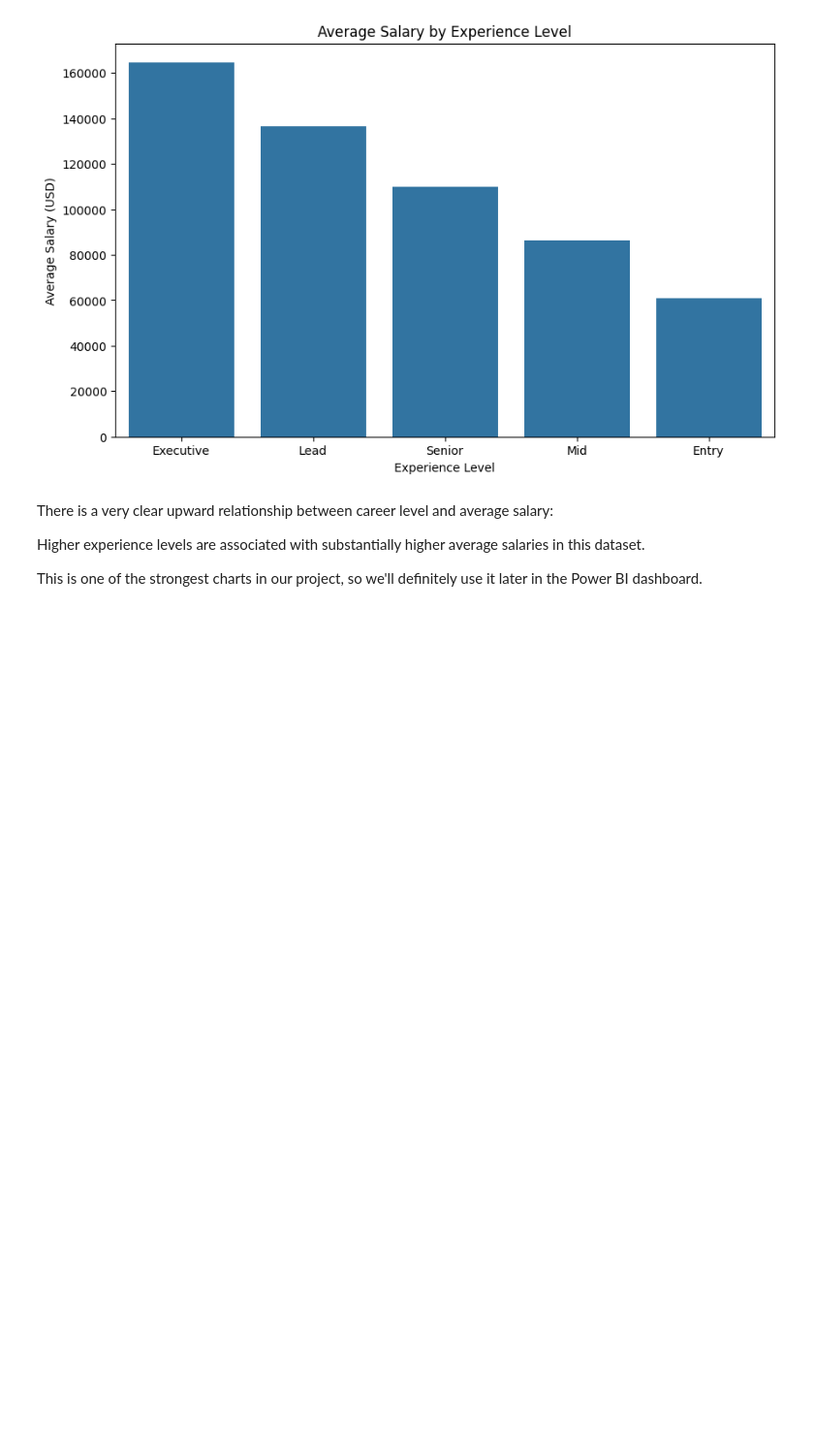
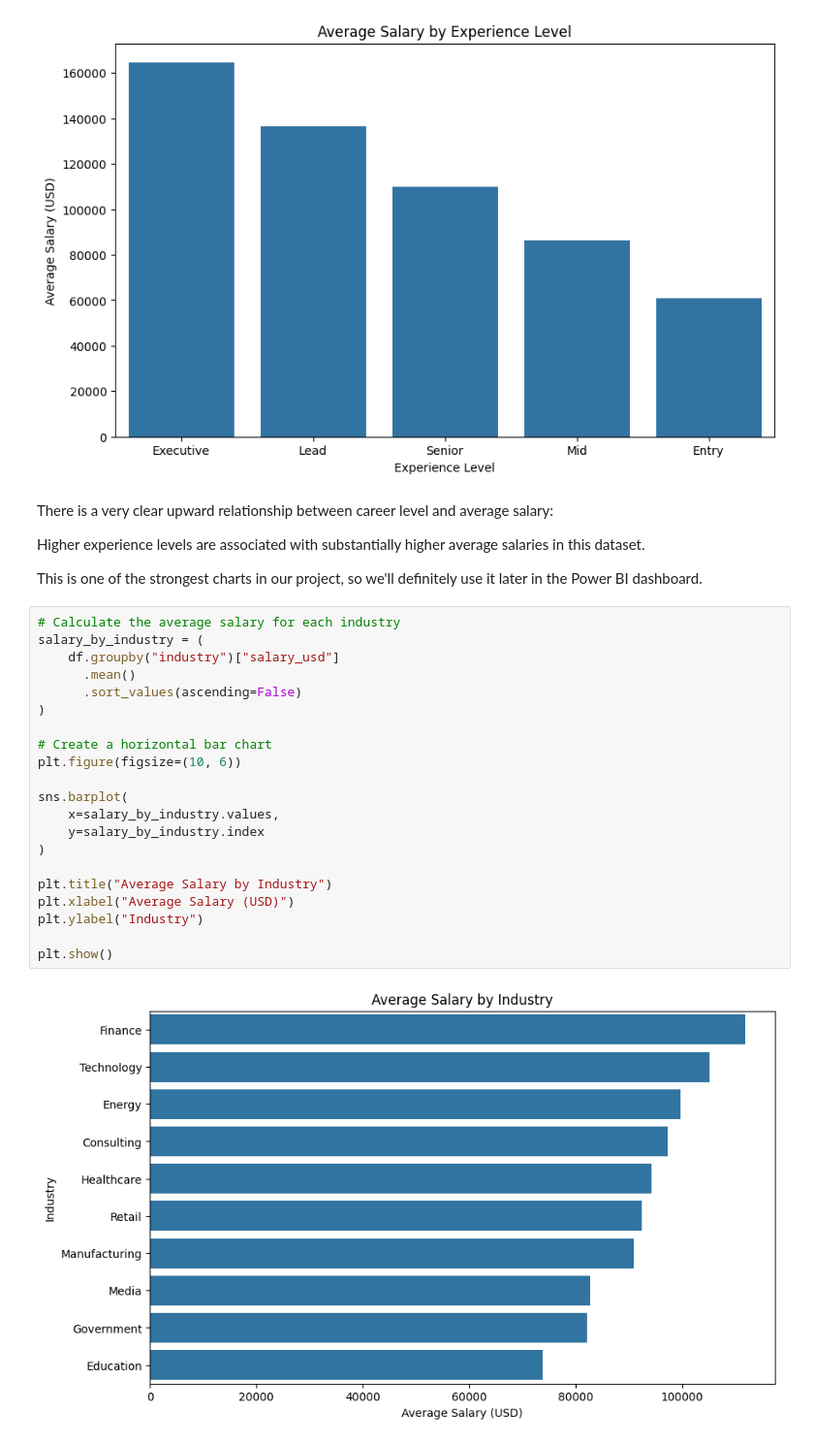
Before and after one commit to ConradNats/ai-data-science-career-intelligence, a Jupyter notebook: notebooks/03_exploratory_data_analysis.ipynb, the cells around one changed output. Shown at 97% size. Saved outputs shown, nothing was run; the diff lists cells and outputs as text; blank space fills up the shorter version.

Commit message:
Doing EDA with visualizations

```diff
--- a/notebooks/03_exploratory_data_analysis.ipynb
+++ b/notebooks/03_exploratory_data_analysis.ipynb
@@ -125,3 +125,26 @@ There is a very clear upward relationship between career level and average salar
 Higher experience levels are associated with substantially higher average salaries in this dataset.
 
 This is one of the strongest charts in our project, so we'll definitely use it later in the Power BI dashboard.
+# %%
+# Calculate the average salary for each industry
+salary_by_industry = (
+    df.groupby("industry")["salary_usd"]
+      .mean()
+      .sort_values(ascending=False)
+)
+
+# Create a horizontal bar chart
+plt.figure(figsize=(10, 6))
+
+sns.barplot(
+    x=salary_by_industry.values,
+    y=salary_by_industry.index
+)
+
+plt.title("Average Salary by Industry")
+plt.xlabel("Average Salary (USD)")
+plt.ylabel("Industry")
+
+plt.show()
+# %% [output]
+[figure, added]
```
Also changed, not shown: parts of 4 cells of this notebook.
